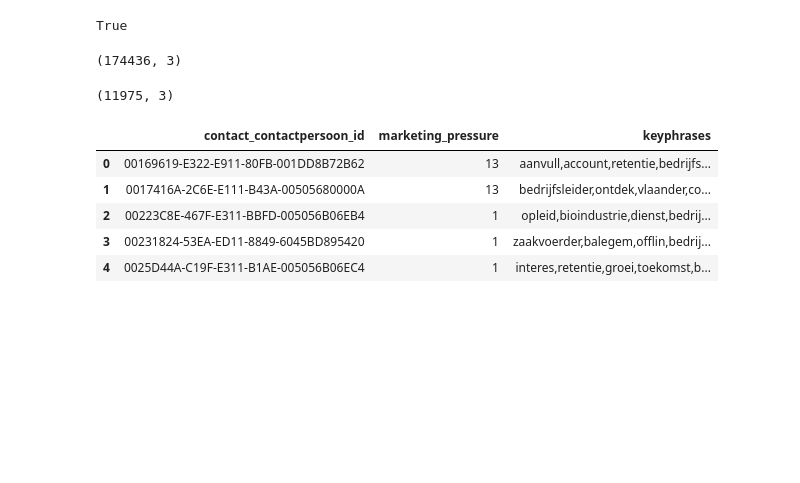
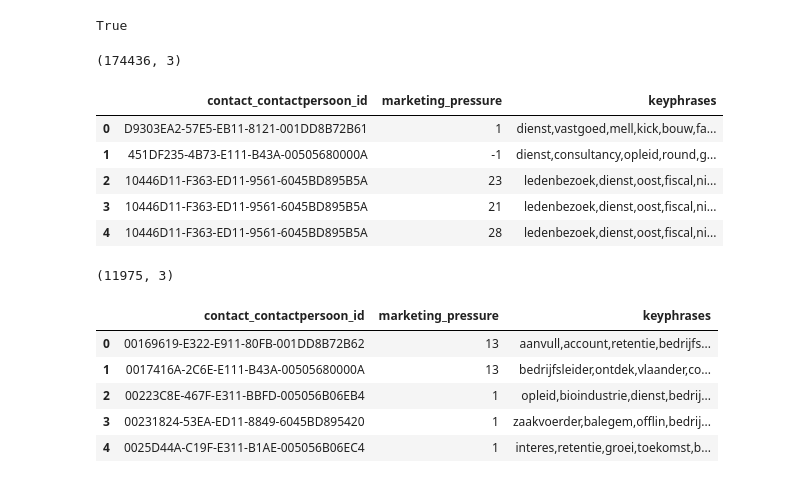
Before and after one commit to Floris-Buyse-FB/Data-Engineering-Project-2, a Jupyter notebook: scripts/rec_system_cos_sim.ipynb, the cells around one changed output. Drawn from its saved outputs; the diff is of its cells as text; code cells hidden in the pictures; blank space fills up the shorter version.

```diff
--- a/scripts/rec_system_cos_sim.ipynb
+++ b/scripts/rec_system_cos_sim.ipynb
@@ -23,10 +23,19 @@ nltk.download('punkt')
 True
 # %%
 df = pd.read_csv('../data_clean/final_merge_clean.csv')
-df.drop(['avg_waarde_jaar', 'afspraak_account_gelinkt', 'campagne_campagne_id', 'campagne_naam', 'inschrijving_aanwezig_afwezig', 'inschrijving_facturatie_bedrag'], axis=1, inplace=True)
+df.drop(['avg_waarde_jaar', 'afspraak_account_gelinkt', 'campagne_campagne_id', 'inschrijving_aanwezig_afwezig', 'inschrijving_facturatie_bedrag'], axis=1, inplace=True)
 df.shape
 # %% [output]
 (174436, 3)
+# %%
+df.head()
+# %% [output]
+|  | contact_contactpersoon_id | marketing_pressure | keyphrases |
+| 0 | D9303EA2-57E5-EB11-8121-001DD8B72B61 | 1 | dienst,vastgoed,mell,kick,bouw,fa... |
+| 1 | 451DF235-4B73-E111-B43A-00505680000A | -1 | dienst,consultancy,opleid,round,g... |
+| 2 | 10446D11-F363-ED11-9561-6045BD895B5A | 23 | ledenbezoek,dienst,oost,fiscal,ni... |
+| 3 | 10446D11-F363-ED11-9561-6045BD895B5A | 21 | ledenbezoek,dienst,oost,fiscal,ni... |
+| 4 | 10446D11-F363-ED11-9561-6045BD895B5A | 28 | ledenbezoek,dienst,oost,fiscal,ni... |
 # %%
 # group by contact_id
 df = df.groupby('contact_contactpersoon_id').agg(list)
```
Also changed, not shown: 2 other files.
